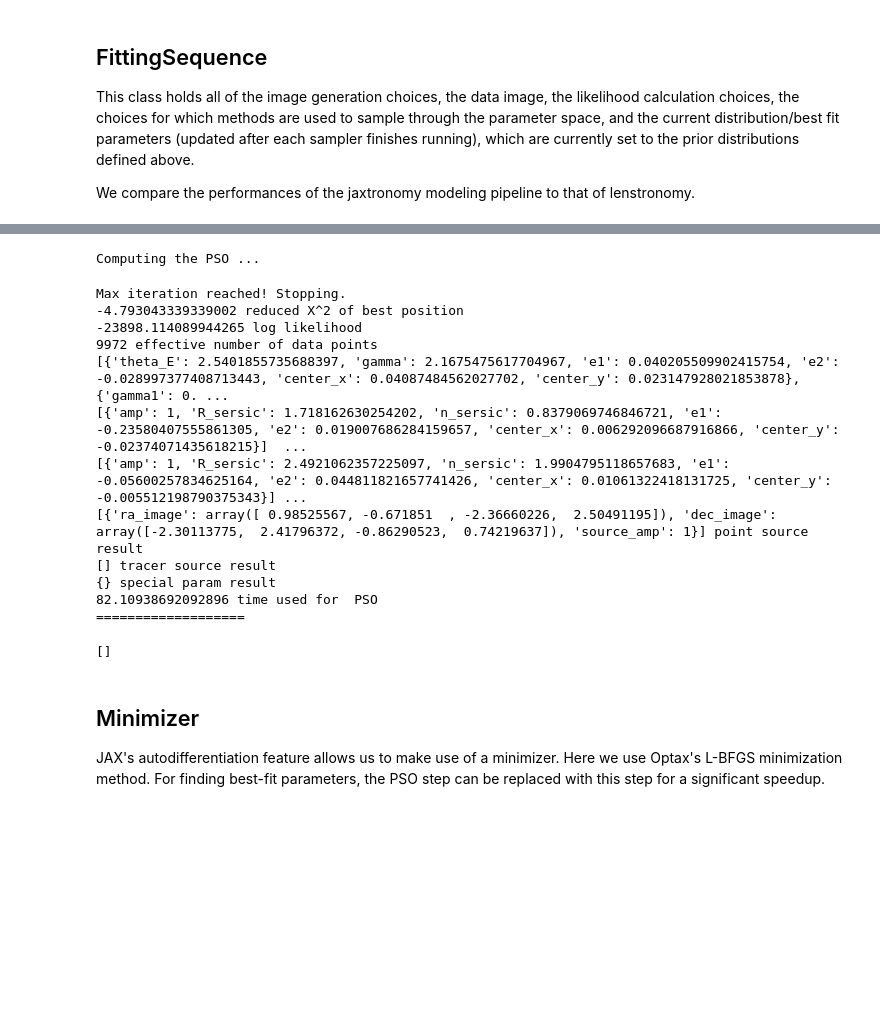
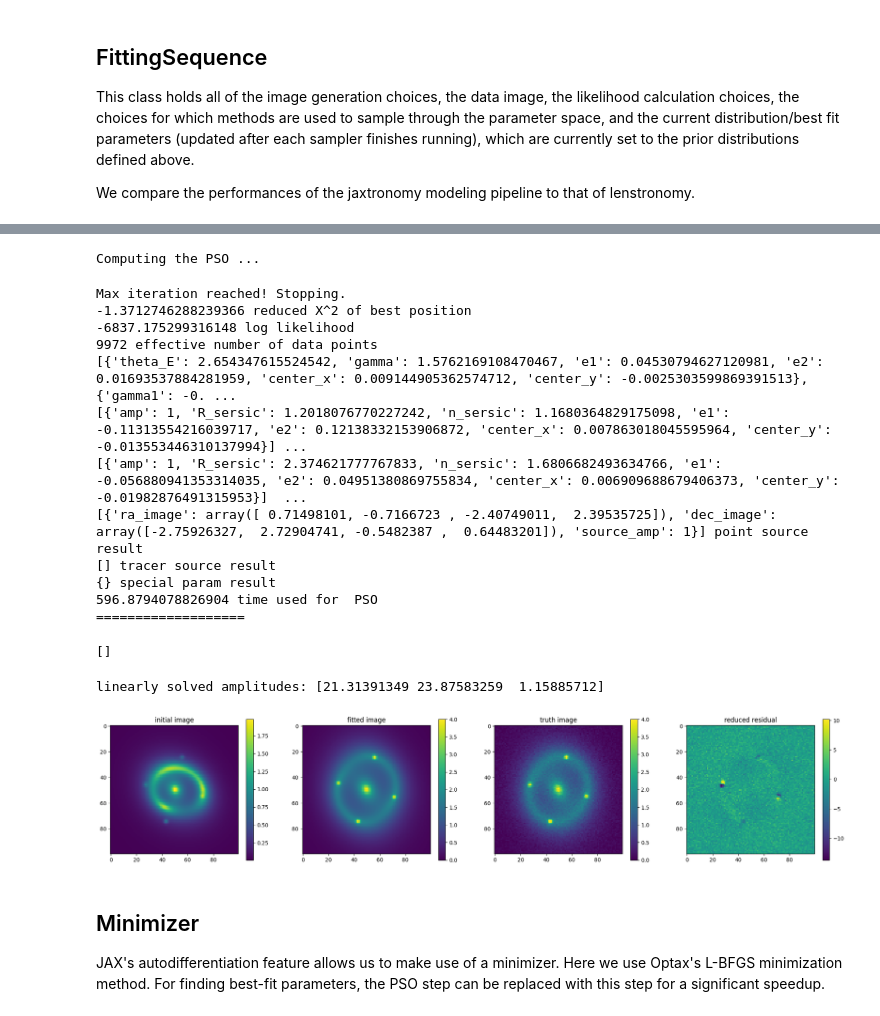
Before and after one commit to lenstronomy/JAXtronomy, a Jupyter notebook: notebooks/modeling_a_simple_Einstein_ring.ipynb, the cells around one changed output, grey strips where cells are left out. Cells and saved outputs as stored; diff of their text form; code cells hidden in the pictures; blank space fills up the shorter version.

```diff
--- a/notebooks/modeling_a_simple_Einstein_ring.ipynb
+++ b/notebooks/modeling_a_simple_Einstein_ring.ipynb
@@ -517,23 +522,58 @@ Max iteration reached! Stopping.
 # %%
 # Run the jaxtronomy fitting sequence for PSO + MCMC
 chain_list = fitting_seq.fit_sequence(fitting_kwargs_list_mcmc)
-kwargs_result = fitting_seq.best_fit()
-kwargs_result.pop("kwargs_tracer_source", None)
+kwargs_result_pso = fitting_seq.best_fit()
+kwargs_result_pso.pop("kwargs_tracer_source", None)
 # %% [output]
 Computing the PSO ...
 Max iteration reached! Stopping.
--4.793043339339002 reduced X^2 of best position
--23898.114089944265 log likelihood
+-1.3712746288239366 reduced X^2 of best position
+-6837.175299316148 log likelihood
 9972 effective number of data points
-[{'theta_E': 2.5401855735688397, 'gamma': 2.1675475617704967, 'e1': 0.040205509902415754, 'e2': -0.028997377408713443, 'center_x': 0.04087484562027702, 'center_y': 0.023147928021853878}, {'gamma1': 0. ...
-[{'amp': 1, 'R_sersic': 1.718162630254202, 'n_sersic': 0.8379069746846721, 'e1': -0.23580407555861305, 'e2': 0.019007686284159657, 'center_x': 0.006292096687916866, 'center_y': -0.02374071435618215}]  ...
-[{'amp': 1, 'R_sersic': 2.4921062357225097, 'n_sersic': 1.9904795118657683, 'e1': -0.05600257834625164, 'e2': 0.044811821657741426, 'center_x': 0.01061322418131725, 'center_y': -0.005512198790375343}] ...
-[{'ra_image': array([ 0.98525567, -0.671851  , -2.36660226,  2.50491195]), 'dec_image': array([-2.30113775,  2.41796372, -0.86290523,  0.74219637]), 'source_amp': 1}] point source result
+[{'theta_E': 2.654347615524542, 'gamma': 1.5762169108470467, 'e1': 0.04530794627120981, 'e2': 0.01693537884281959, 'center_x': 0.009144905362574712, 'center_y': -0.0025303599869391513}, {'gamma1': -0. ...
+[{'amp': 1, 'R_sersic': 1.2018076770227242, 'n_sersic': 1.1680364829175098, 'e1': -0.11313554216039717, 'e2': 0.12138332153906872, 'center_x': 0.007863018045595964, 'center_y': -0.013553446310137994}] ...
+[{'amp': 1, 'R_sersic': 2.374621777767833, 'n_sersic': 1.6806682493634766, 'e1': -0.056880941353314035, 'e2': 0.04951380869755834, 'center_x': 0.006909688679406373, 'center_y': -0.01982876491315953}]  ...
+[{'ra_image': array([ 0.71498101, -0.7166723 , -2.40749011,  2.39535725]), 'dec_image': array([-2.75926327,  2.72904741, -0.5482387 ,  0.64483201]), 'source_amp': 1}] point source result
 [] tracer source result
 {} special param result
-82.10938692092896 time used for  PSO
+596.8794078826904 time used for  PSO
 ===================
 []
+# %%
+if linear_solver:
+    fitted_image, _, _, amps = (
+        fitting_seq.likelihoodModule.image_likelihood.imSim.image_linear_solve(
+            **kwargs_result_pso
+        )
+    )
+    print("linearly solved amplitudes:", amps)
+else:
+    fitted_image = imageModel.image(**kwargs_result_pso)
+
+kwargs_initial.pop("kwargs_tracer_source", None)
+initial_image = imageModel.image(**kwargs_initial)
+
+reduced_residual = (fitted_image - image_model) / np.sqrt(
+    imageModel.Data.C_D_model(fitted_image)
+)
+
+images = [initial_image, fitted_image, image_model, reduced_residual]
+titles = ["initial image", "fitted image", "truth image", "reduced residual"]
+
+fig, ax = plt.subplots(1, 4)
+for i in range(4):
+    ax[i].set_title(titles[i])
+    if i in [1, 2]:
+        im = ax[i].imshow(images[i], vmin=0, vmax=4)
+    else:
+        im = ax[i].imshow(images[i])
+    plt.colorbar(im, ax=ax[i])
+
+fig.set_figwidth(25)
+plt.show()
+# %% [output]
+linearly solved amplitudes: [21.31391349 23.87583259  1.15885712]
+[figure, added]
 # %% [markdown]
 ## Minimizer
 JAX's autodifferentiation feature allows us to make use of a minimizer. Here we use Optax's L-BFGS minimization method. For finding best-fit parameters, the PSO step can be replaced with this step for a significant speedup.
```
Also changed, not shown: parts of 6 cells of this notebook.
